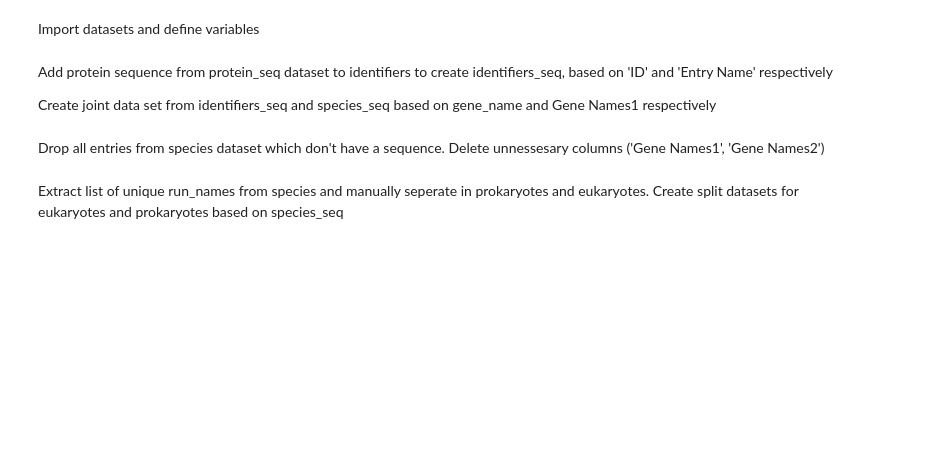
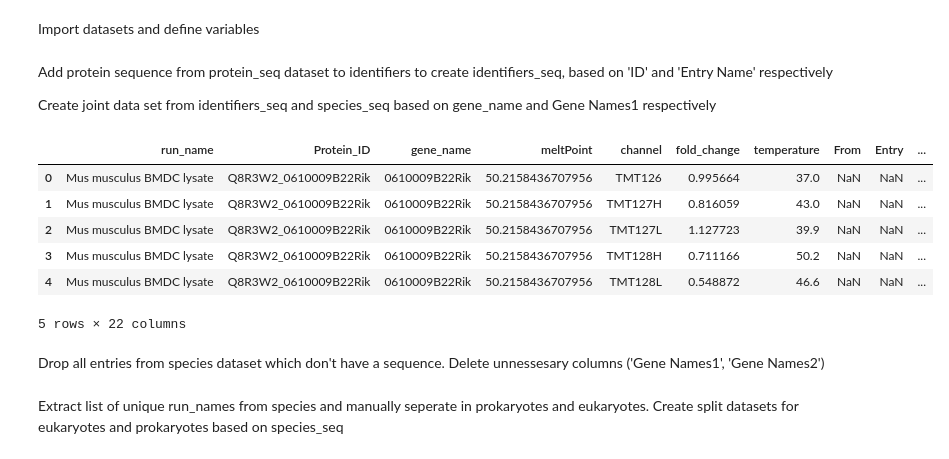
Before and after one commit to datascience-mobi-2024/topic04_02, a Jupyter notebook: Prokaryotes_project_Marik.ipynb, the cells around one changed output. Saved outputs shown, nothing was run; the diff lists cells and outputs as text; code cells hidden in the pictures; blank space fills up the shorter version.

```diff
--- a/Prokaryotes_project_Marik.ipynb
+++ b/Prokaryotes_project_Marik.ipynb
@@ -45,12 +45,20 @@ Create joint data set from identifiers_seq and species_seq based on gene_name an
 # %%
 # merge dataframes based on Entry Name (df.identifiers) andID (df.prot_seq), if they are similar add the sequence to identifiers, if not add NaN
 identifiers_seq = identifiers.merge(prot_seq, how='left', left_on='Entry Name', right_on='ID')[identifiers.columns.tolist() + ['Sequence']] # merges identifiers and prot_seq on Entry Name and ID
 identifiers_seq.head()
 
 #merge species and identifiers_seq based on gene_name and Gene Names1
 identifiers_seq[['Gene Names1', 'Gene Names2']] = identifiers_seq['Gene Names'].str.split(expand = True, n=1) # splits the Gene Names column into 2 columns
 species_seq = pd.merge(left = species, right = identifiers_seq, how='outer', left_on='gene_name', right_on='Gene Names1') # merges species and identifiers_seq on gene_name and Gene Names1
-#species_seq.head()
+species_seq.head()
+# %% [output]
+|  | run_name | Protein_ID | gene_name | meltPoint | channel | fold_change | temperature | From | Entry | ... |
+| 0 | Mus musculus BMDC lysate | Q8R3W2_0610009B22Rik | 0610009B22Rik | 50.2158436707956 | TMT126 | 0.995664 | 37.0 | NaN | NaN | ... |
+| 1 | Mus musculus BMDC lysate | Q8R3W2_0610009B22Rik | 0610009B22Rik | 50.2158436707956 | TMT127H | 0.816059 | 43.0 | NaN | NaN | ... |
+| 2 | Mus musculus BMDC lysate | Q8R3W2_0610009B22Rik | 0610009B22Rik | 50.2158436707956 | TMT127L | 1.127723 | 39.9 | NaN | NaN | ... |
+| 3 | Mus musculus BMDC lysate | Q8R3W2_0610009B22Rik | 0610009B22Rik | 50.2158436707956 | TMT128H | 0.711166 | 50.2 | NaN | NaN | ... |
+| 4 | Mus musculus BMDC lysate | Q8R3W2_0610009B22Rik | 0610009B22Rik | 50.2158436707956 | TMT128L | 0.548872 | 46.6 | NaN | NaN | ... |
+5 rows × 22 columns
 # %% [markdown]
 Drop all entries from species dataset which don't have a sequence.
 Delete unnessesary columns ('Gene Names1', 'Gene Names2')
```
Also changed, not shown: parts of 3 cells of this notebook.
